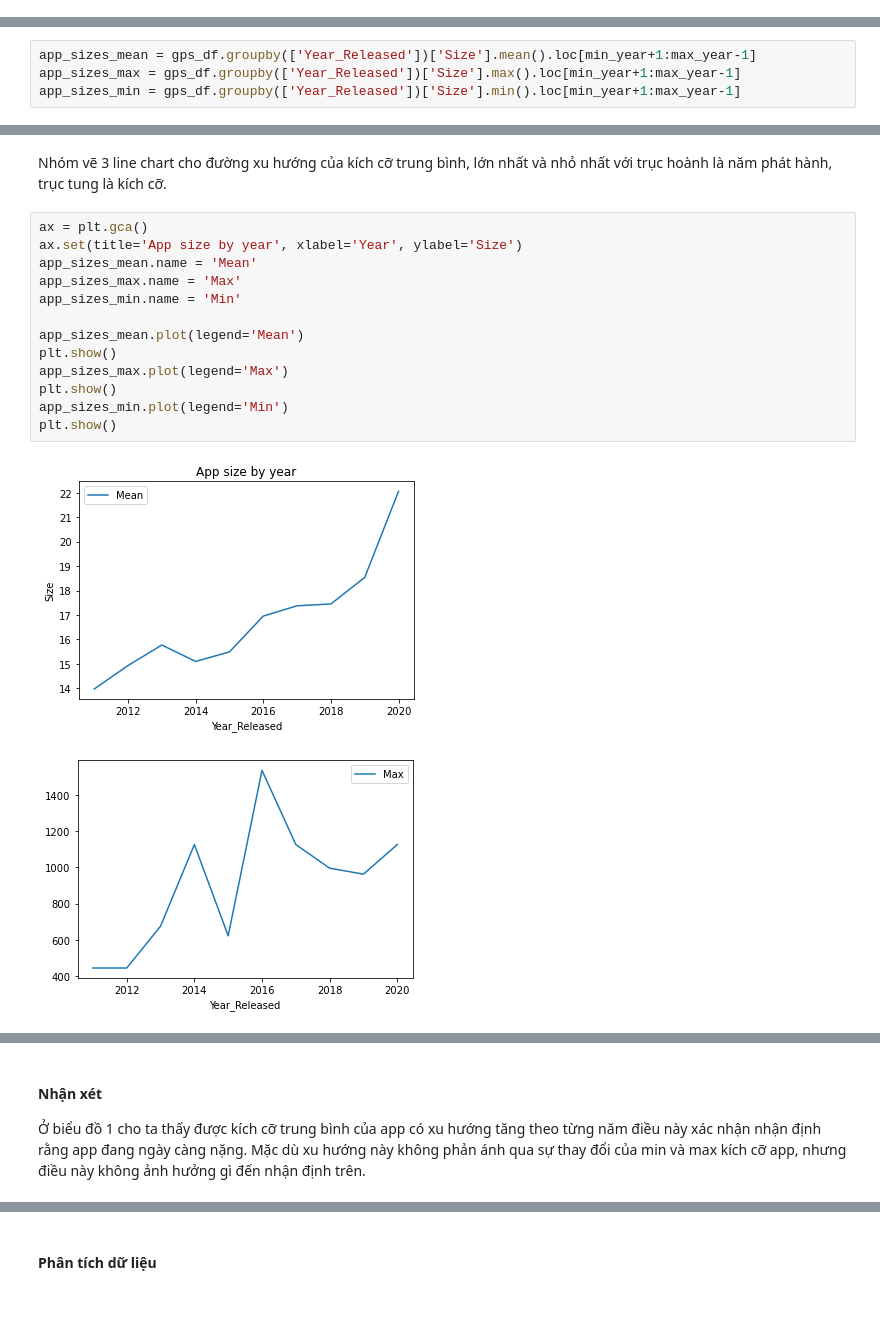
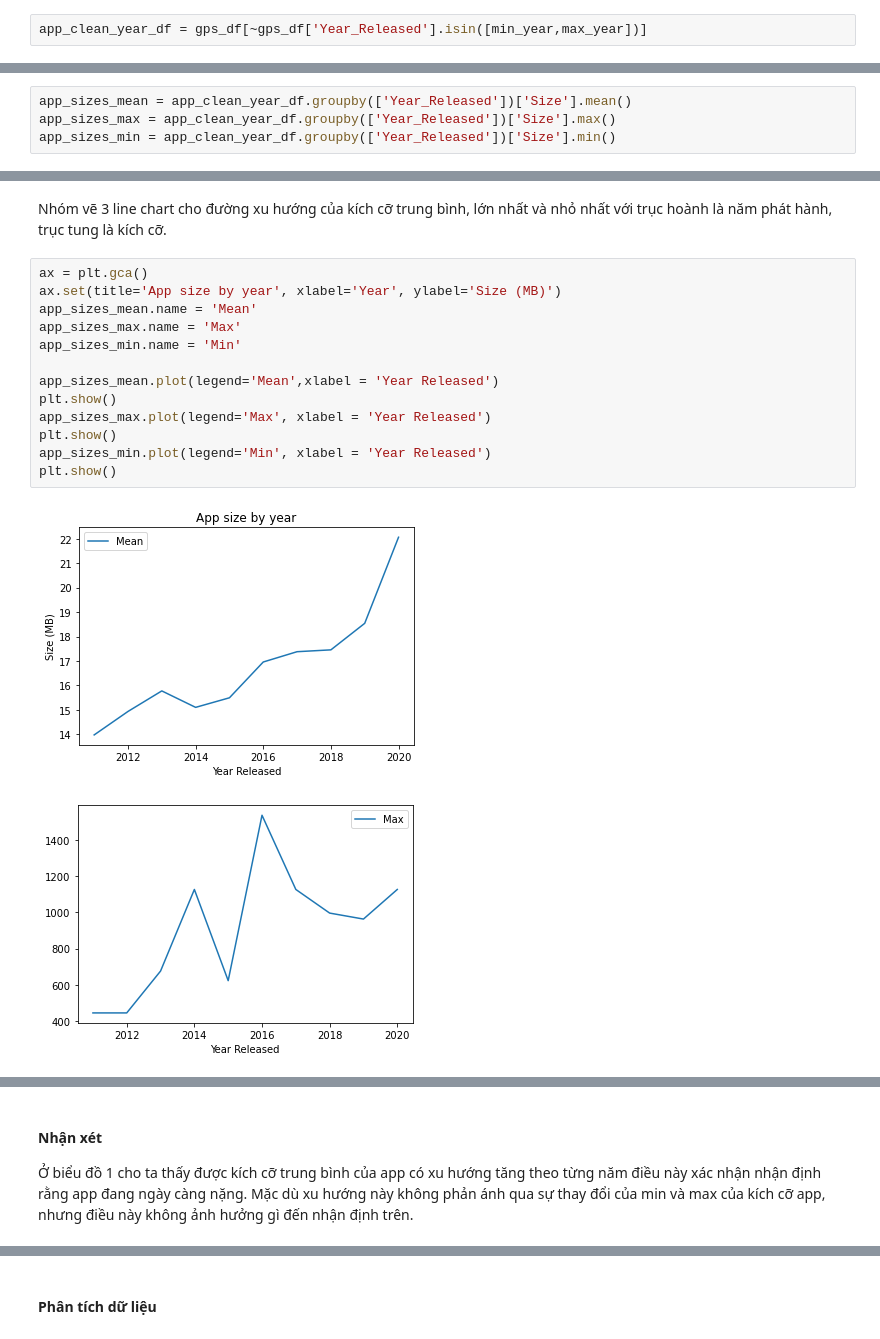
Before and after one commit to ldtpvince/P4DS_FINAL_PJ, a Jupyter notebook: 18120143-18120512.ipynb, the cells around one changed output, grey strips where cells are left out. Drawn from its saved outputs; the diff is of its cells as text; blank space fills up the shorter version.

```diff
--- a/18120143-18120512.ipynb
+++ b/18120143-18120512.ipynb
@@ -661,3 +717,5 @@ Khi trả lời được câu hỏi này:
+# %%
+app_clean_year_df = gps_df[~gps_df['Year_Released'].isin([min_year,max_year])]
 # %% [markdown]
 #### Phân tích dữ liệu
 # %% [markdown]
@@ -665,34 +723,34 @@ Khi trả lời được câu hỏi này:
 # %% [markdown]
 Ở bước này, nhóm thực hiện tính mức trung bình, max, min cho kích cỡ của các app theo từng năm (loại bỏ 2 năm 2010 và 2021 như tiền xử lý ở trên)
 # %%
-app_sizes_mean = gps_df.groupby(['Year_Released'])['Size'].mean().loc[min_year+1:max_year-1]
-app_sizes_max = gps_df.groupby(['Year_Released'])['Size'].max().loc[min_year+1:max_year-1]
-app_sizes_min = gps_df.groupby(['Year_Released'])['Size'].min().loc[min_year+1:max_year-1]
+app_sizes_mean = app_clean_year_df.groupby(['Year_Released'])['Size'].mean()
+app_sizes_max = app_clean_year_df.groupby(['Year_Released'])['Size'].max()
+app_sizes_min = app_clean_year_df.groupby(['Year_Released'])['Size'].min()
 # %% [markdown]
 **Bước 2**: Từ kết quả ở trên vẽ các đường xu hướng cho ba chỉ số.
 # %% [markdown]
 Nhóm vẽ 3 line chart cho đường xu hướng của kích cỡ trung bình, lớn nhất và nhỏ nhất với trục hoành là năm phát hành, trục tung là kích cỡ.
 # %%
 ax = plt.gca()
-ax.set(title='App size by year', xlabel='Year', ylabel='Size')
+ax.set(title='App size by year', xlabel='Year', ylabel='Size (MB)')
 app_sizes_mean.name = 'Mean'
 app_sizes_max.name = 'Max'
 app_sizes_min.name = 'Min'
 
-app_sizes_mean.plot(legend='Mean')
+app_sizes_mean.plot(legend='Mean',xlabel = 'Year Released')
 plt.show()
-app_sizes_max.plot(legend='Max')
+app_sizes_max.plot(legend='Max', xlabel = 'Year Released')
 plt.show()
-app_sizes_min.plot(legend='Min')
+app_sizes_min.plot(legend='Min', xlabel = 'Year Released')
 plt.show()
 # %% [output]
-[figure, old version]
+[figure, new version]
-[figure, old version]
+[figure, new version]
 [figure]
 # %% [markdown]
 #### Nhận xét
 
-Ở biểu đồ 1 cho ta thấy được kích cỡ trung bình của app có xu hướng tăng theo từng năm điều này xác nhận nhận định rằng app đang ngày càng nặng. Mặc dù xu hướng này không phản ánh qua sự thay đổi của min và max kích cỡ app, nhưng điều này không ảnh hưởng gì đến nhận định trên.
+Ở biểu đồ 1 cho ta thấy được kích cỡ trung bình của app có xu hướng tăng theo từng năm điều này xác nhận nhận định rằng app đang ngày càng nặng. Mặc dù xu hướng này không phản ánh qua sự thay đổi của min và max của kích cỡ app, nhưng điều này không ảnh hưởng gì đến nhận định trên.
 # %% [markdown]
 ### 4. Xu hướng app theo free hay tính phí?
 Để trả lời câu hỏi này đối với nhà phát triển, thông tin này sẽ giúp dự đoán xu hướng app cho ta biết nên lựa chọn phương thức thanh toán thế nào để tối ưu hóa lợi nhuận cho ứng dụng của mình, hay tăng tính cạnh tranh của app trên thị trường.
```
Also changed, not shown: parts of 54 cells of this notebook.
